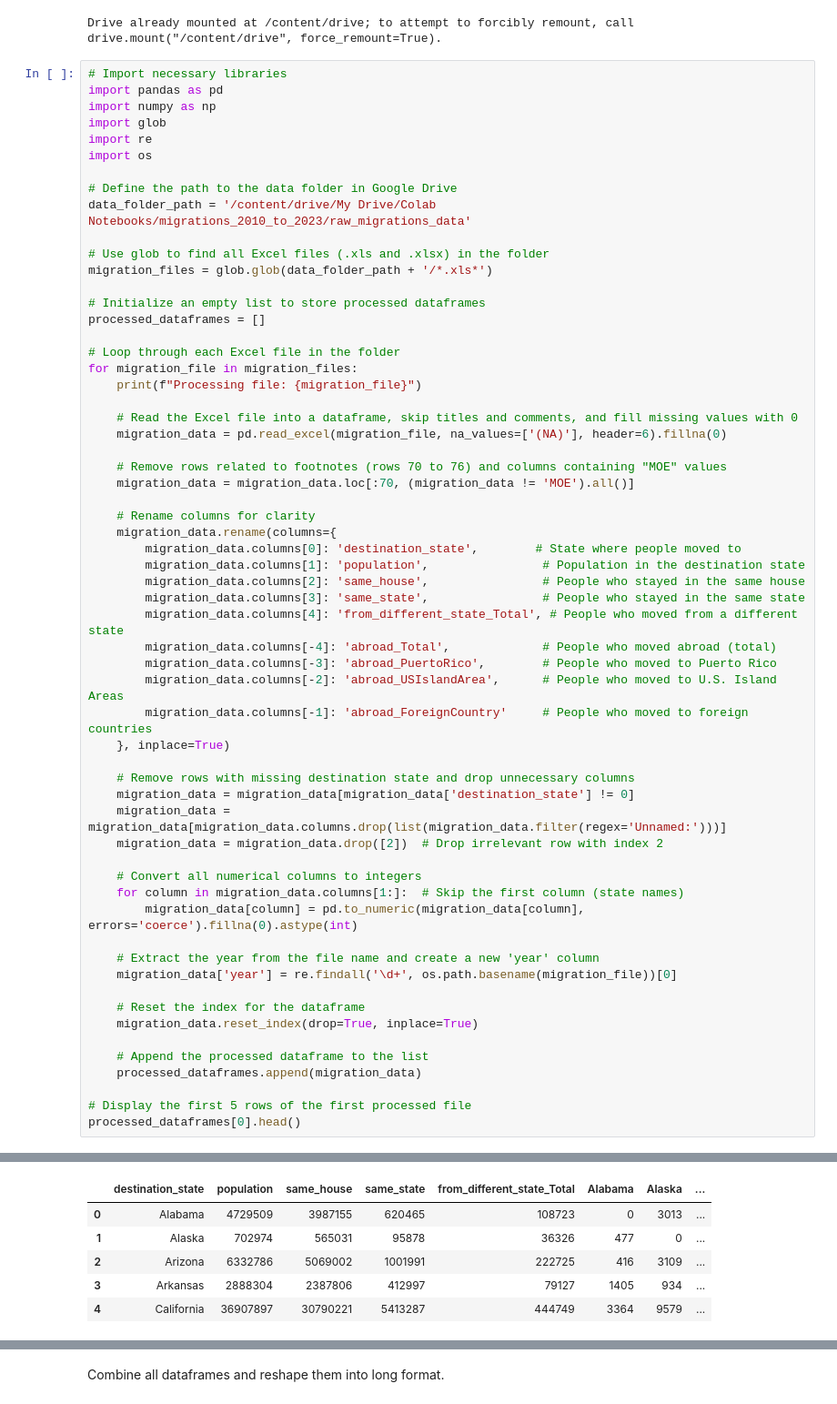
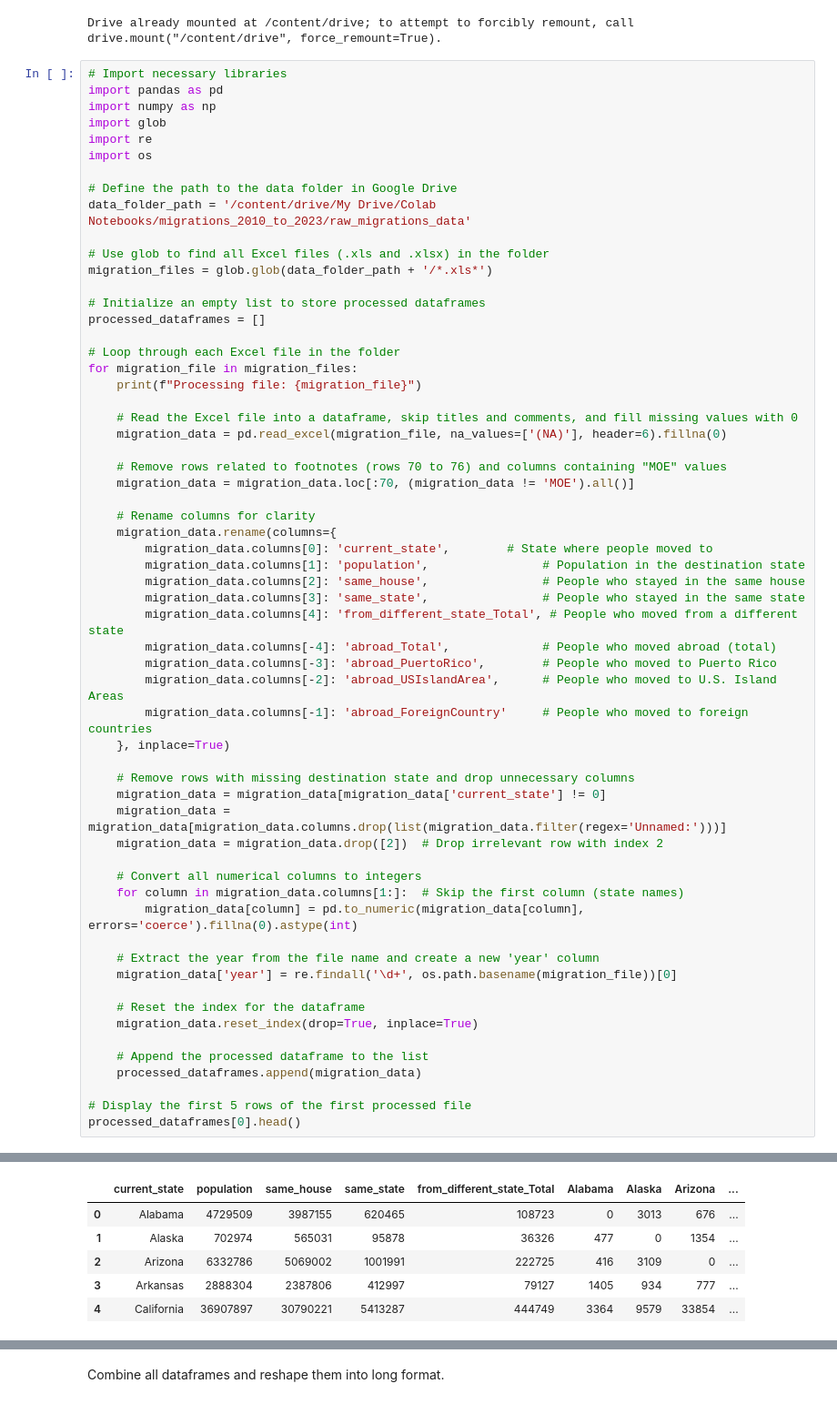
Before and after one commit to ygebre1/us-migration-flow-analysis-and-visualization, a Jupyter notebook: us_migration_cleaning.ipynb, the cells around one changed output, grey strips where cells are left out. Shown at 91% size. Saved outputs shown, nothing was run; the diff lists cells and outputs as text.

```diff
--- a/us_migration_cleaning.ipynb
+++ b/us_migration_cleaning.ipynb
@@ -51,7 +51,7 @@ for migration_file in migration_files:
 
     # Rename columns for clarity
     migration_data.rename(columns={
-        migration_data.columns[0]: 'destination_state',        # State where people moved to
+        migration_data.columns[0]: 'current_state',        # State where people moved to
         migration_data.columns[1]: 'population',                # Population in the destination state
         migration_data.columns[2]: 'same_house',                # People who stayed in the same house
         migration_data.columns[3]: 'same_state',                # People who stayed in the same state
@@ -63,45 +63,45 @@ for migration_file in migration_files:
     }, inplace=True)
 
     # Remove rows with missing destination state and drop unnecessary columns
-    migration_data = migration_data[migration_data['destination_state'] != 0]
+    migration_data = migration_data[migration_data['current_state'] != 0]
     migration_data = migration_data[migration_data.columns.drop(list(migration_data.filter(regex='Unnamed:')))]
     migration_data = migration_data.drop([2])  # Drop irrelevant row with index 2
 
     # Convert all numerical columns to integers
     for column in migration_data.columns[1:]:  # Skip the first column (state names)
         migration_data[column] = pd.to_numeric(migration_data[column], errors='coerce').fillna(0).astype(int)
 
     # Extract the year from the file name and create a new 'year' column
     migration_data['year'] = re.findall('\d+', os.path.basename(migration_file))[0]
 
     # Reset the index for the dataframe
     migration_data.reset_index(drop=True, inplace=True)
 
     # Append the processed dataframe to the list
     processed_dataframes.append(migration_data)
 
 # Display the first 5 rows of the first processed file
 processed_dataframes[0].head()
 # %% [output]
 Processing file: /content/drive/My Drive/Colab Notebooks/migrations_2010_to_2023/raw_migrations_data/state_to_state_migrations_table_2010.xls
 Processing file: /content/drive/My Drive/Colab Notebooks/migrations_2010_to_2023/raw_migrations_data/state_to_state_migrations_table_2011.xls
 Processing file: /content/drive/My Drive/Colab Notebooks/migrations_2010_to_2023/raw_migrations_data/state_to_state_migrations_table_2013.xls
 Processing file: /content/drive/My Drive/Colab Notebooks/migrations_2010_to_2023/raw_migrations_data/state_to_state_migrations_table_2012.xls
 Processing file: /content/drive/My Drive/Colab Notebooks/migrations_2010_to_2023/raw_migrations_data/State_to_State_Migrations_Table_2015.xls
 Processing file: /content/drive/My Drive/Colab Notebooks/migrations_2010_to_2023/raw_migrations_data/State_to_State_Migrations_Table_2014.xls
 Processing file: /content/drive/My Drive/Colab Notebooks/migrations_2010_to_2023/raw_migrations_data/State_to_State_Migrations_Table_2016.xls
 Processing file: /content/drive/My Drive/Colab Notebooks/migrations_2010_to_2023/raw_migrations_data/State_to_State_Migrations_Table_2018.xls
 Processing file: /content/drive/My Drive/Colab Notebooks/migrations_2010_to_2023/raw_migrations_data/State_to_State_Migrations_Table_2017.xls
 Processing file: /content/drive/My Drive/Colab Notebooks/migrations_2010_to_2023/raw_migrations_data/State_to_State_Migrations_Table_2019.xls
 Processing file: /content/drive/My Drive/Colab Notebooks/migrations_2010_to_2023/raw_migrations_data/State_to_State_Migrations_Table_2021.xls
 Processing file: /content/drive/My Drive/Colab Notebooks/migrations_2010_to_2023/raw_migrations_data/State_to_State_Migrations_Table_2023.xlsx
 Processing file: /content/drive/My Drive/Colab Notebooks/migrations_2010_to_2023/raw_migrations_data/State_to_State_Migrations_Table_2022.xlsx
-|  | destination_state | population | same_house | same_state | from_different_state_Total | Alabama | Alaska | ... |
-| 0 | Alabama | 4729509 | 3987155 | 620465 | 108723 | 0 | 3013 | ... |
-| 1 | Alaska | 702974 | 565031 | 95878 | 36326 | 477 | 0 | ... |
-| 2 | Arizona | 6332786 | 5069002 | 1001991 | 222725 | 416 | 3109 | ... |
-| 3 | Arkansas | 2888304 | 2387806 | 412997 | 79127 | 1405 | 934 | ... |
-| 4 | California | 36907897 | 30790221 | 5413287 | 444749 | 3364 | 9579 | ... |
+|  | current_state | population | same_house | same_state | from_different_state_Total | Alabama | Alaska | Arizona | ... |
+| 0 | Alabama | 4729509 | 3987155 | 620465 | 108723 | 0 | 3013 | 676 | ... |
+| 1 | Alaska | 702974 | 565031 | 95878 | 36326 | 477 | 0 | 1354 | ... |
+| 2 | Arizona | 6332786 | 5069002 | 1001991 | 222725 | 416 | 3109 | 0 | ... |
+| 3 | Arkansas | 2888304 | 2387806 | 412997 | 79127 | 1405 | 934 | 777 | ... |
+| 4 | California | 36907897 | 30790221 | 5413287 | 444749 | 3364 | 9579 | 33854 | ... |
 5 rows × 61 columns
 # %% [markdown]
 Combine all dataframes and reshape them into long format.
```
Also changed, not shown: parts of 8 cells of this notebook.
